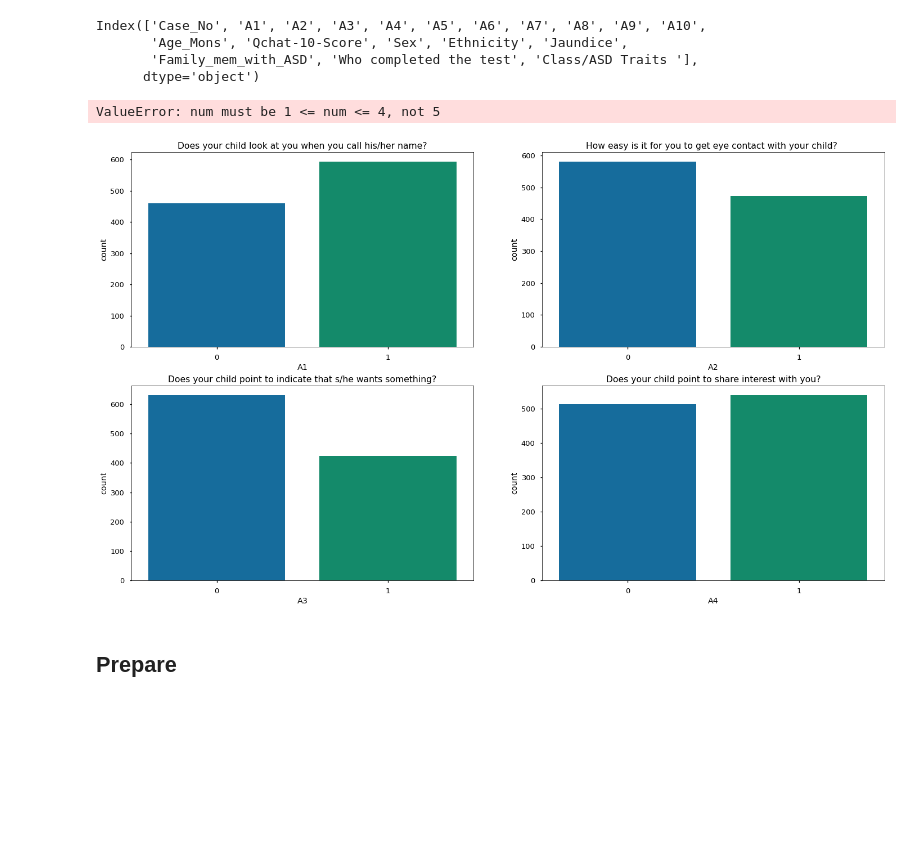
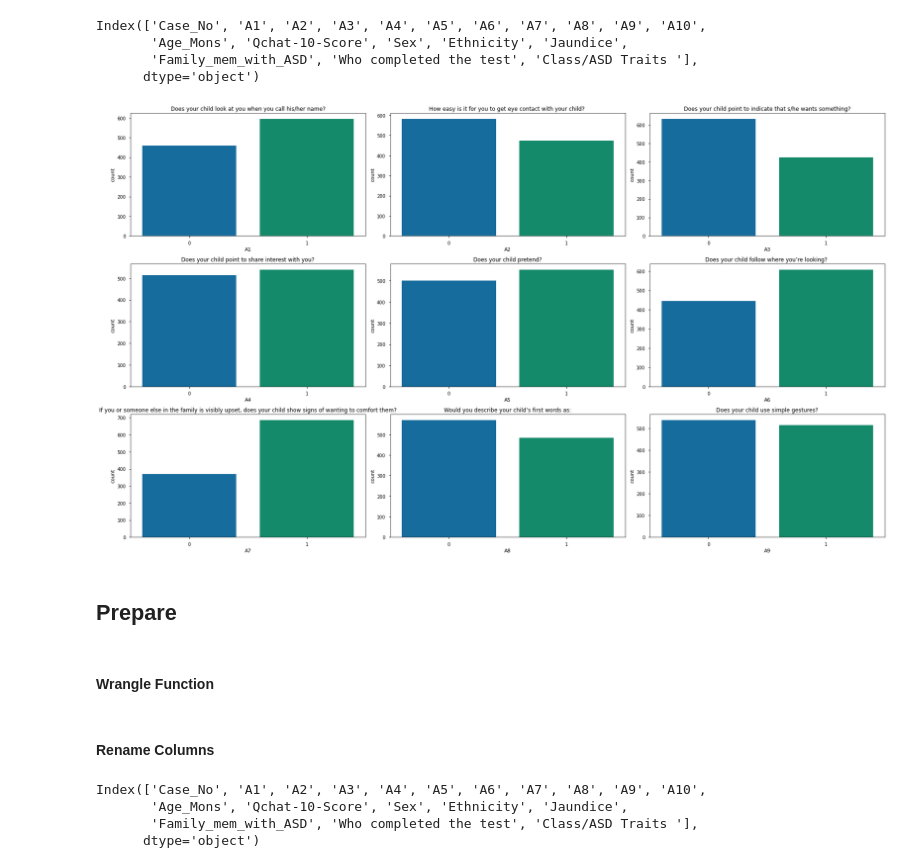
Before and after one commit to segovialori/toddler_autism_predictor, a Jupyter notebook: scratchpad.ipynb, the cells around one changed output. Saved outputs shown, nothing was run; the diff lists cells and outputs as text; code cells hidden in the pictures; blank space fills up the shorter version.

Commit message:
wrangle and explore updated

```diff
--- a/scratchpad.ipynb
+++ b/scratchpad.ipynb
@@ -28,7 +28,7 @@ import graphviz
 from sklearn.tree import export_graphviz
 import matplotlib.style as style
 style.available
-style.use('seaborn-talk') #sets the size of the charts
+style.use('seaborn-notebook') #sets the size of the charts
 style.use('seaborn-colorblind') #sets color of charts
 # %% [markdown]
 ## Acquire
@@ -200,50 +196,51 @@ for col in columns:
 #Subplots of individual features
 plt.figure(figsize=(24, 14))
 
-plt.subplot(221)
+plt.subplot(331)
 sns.countplot(df.A1)
 plt.title('Does your child look at you when you call his/her name?')
 
-plt.subplot(222)
+plt.subplot(332)
 sns.countplot(df.A2)
 plt.title('How easy is it for you to get eye contact with your child? ')
 
-plt.subplot(223)
+plt.subplot(333)
 sns.countplot(df.A3)
 plt.title('Does your child point to indicate that s/he wants something?')
 
-plt.subplot(224)
+plt.subplot(334)
 sns.countplot(df.A4)
 plt.title('Does your child point to share interest with you?')
 
-plt.subplot(225)
+plt.subplot(335)
 sns.countplot(df.A5)
 plt.title('Does your child pretend?')
 
-plt.subplot(226)
+plt.subplot(336)
 sns.countplot(df.A6)
 plt.title('Does your child follow where you’re looking? ')
 
-plt.subplot(227)
+plt.subplot(337)
 sns.countplot(df.A7)
 plt.title('If you or someone else in the family is visibly upset, does your child show signs of wanting to comfort them?')
 
-plt.subplot(228)
+plt.subplot(338)
 sns.countplot(df.A8)
 plt.title('Would you describe your child’s first words as:')
 
-plt.subplot(229)
+plt.subplot(339)
 sns.countplot(df.A9)
 plt.title('Does your child use simple gestures?')
 
-plt.subplot(229)
-sns.countplot(df.A10)
-plt.title('Does your child stare at nothing with no apparent purpose?')
+#plt.subplot(3310)
+#sns.countplot(df.A10)
+#plt.title('Does your child stare at nothing with no apparent purpose?')
 
 plt.tight_layout()
 plt.show()
 # %% [output]
-ValueError: num must be 1 <= num <= 4, not 5
-[figure, old version]
+[figure, new version]
 # %% [markdown]
 ## Prepare
+# %% [markdown]
+#### Wrangle Function
@@ -249,0 +273,9 @@ ValueError: num must be 1 <= num <= 4, not 5
+# %% [markdown]
+#### Rename Columns
+# %%
+df.columns
+# %% [output]
+Index(['Case_No', 'A1', 'A2', 'A3', 'A4', 'A5', 'A6', 'A7', 'A8', 'A9', 'A10',
+       'Age_Mons', 'Qchat-10-Score', 'Sex', 'Ethnicity', 'Jaundice',
+       'Family_mem_with_ASD', 'Who completed the test', 'Class/ASD Traits '],
+      dtype='object')
```
Also changed, not shown: parts of 28 cells of this notebook, 2 other files.
